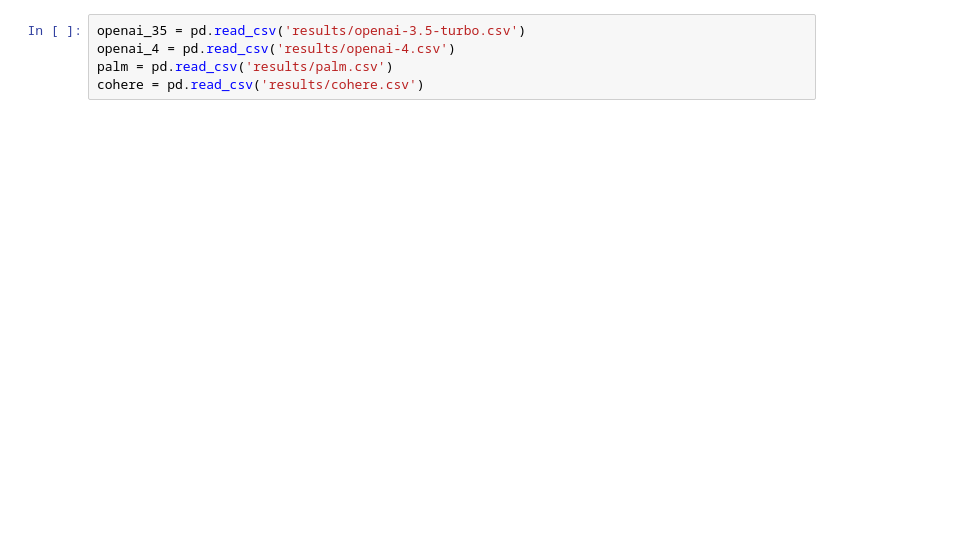
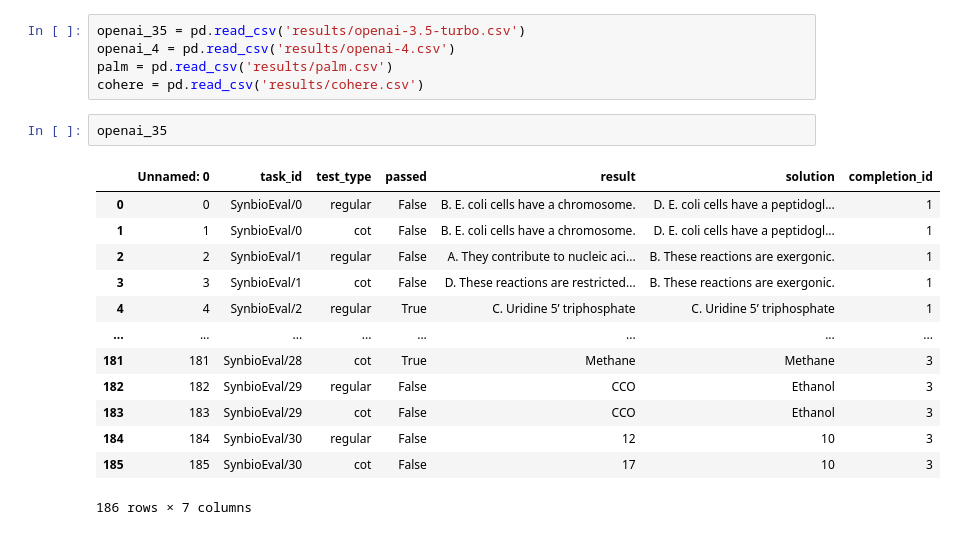
Before and after one commit to ruohongrosellew/LLMSynBioBench, a Jupyter notebook: plot.ipynb, the cells around one changed output. Drawn from its saved outputs; the diff is of its cells as text; blank space fills up the shorter version.

```diff
--- a/plot.ipynb
+++ b/plot.ipynb
@@ -9,3 +7,19 @@ openai_35 = pd.read_csv('results/openai-3.5-turbo.csv')
 openai_4 = pd.read_csv('results/openai-4.csv')
 palm = pd.read_csv('results/palm.csv')
 cohere = pd.read_csv('results/cohere.csv')
+# %%
+openai_35
+# %% [output]
+|  | Unnamed: 0 | task_id | test_type | passed | result | solution | completion_id |
+| 0 | 0 | SynbioEval/0 | regular | False | B. E. coli cells have a chromosome. | D. E. coli cells have a peptidogl... | 1 |
+| 1 | 1 | SynbioEval/0 | cot | False | B. E. coli cells have a chromosome. | D. E. coli cells have a peptidogl... | 1 |
+| 2 | 2 | SynbioEval/1 | regular | False | A. They contribute to nucleic aci... | B. These reactions are exergonic. | 1 |
+| 3 | 3 | SynbioEval/1 | cot | False | D. These reactions are restricted... | B. These reactions are exergonic. | 1 |
+| 4 | 4 | SynbioEval/2 | regular | True | C. Uridine 5’ triphosphate | C. Uridine 5’ triphosphate | 1 |
+| ... | ... | ... | ... | ... | ... | ... | ... |
+| 181 | 181 | SynbioEval/28 | cot | True | Methane | Methane | 3 |
+| 182 | 182 | SynbioEval/29 | regular | False | CCO | Ethanol | 3 |
+| 183 | 183 | SynbioEval/29 | cot | False | CCO | Ethanol | 3 |
+| 184 | 184 | SynbioEval/30 | regular | False | 12 | 10 | 3 |
+| 185 | 185 | SynbioEval/30 | cot | False | 17 | 10 | 3 |
+186 rows × 7 columns
```
Also changed, not shown: parts of 5 cells of this notebook, 6 other files.
